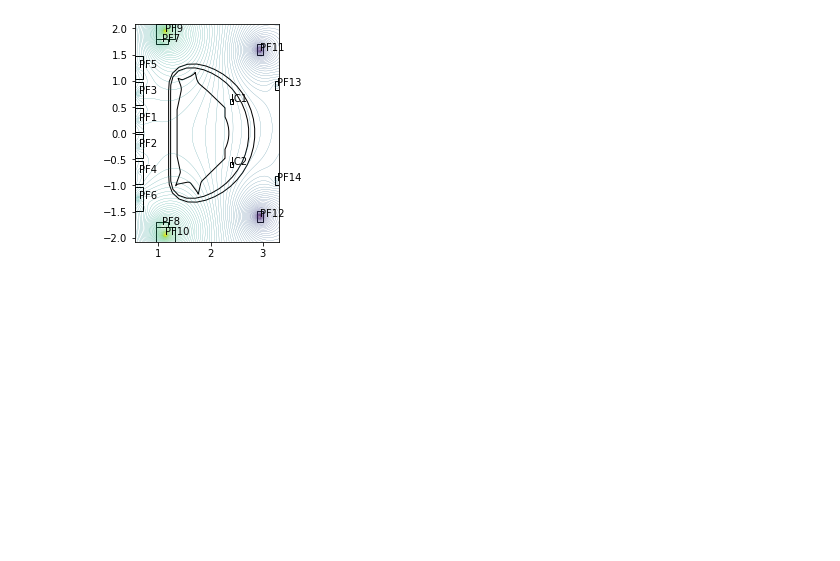
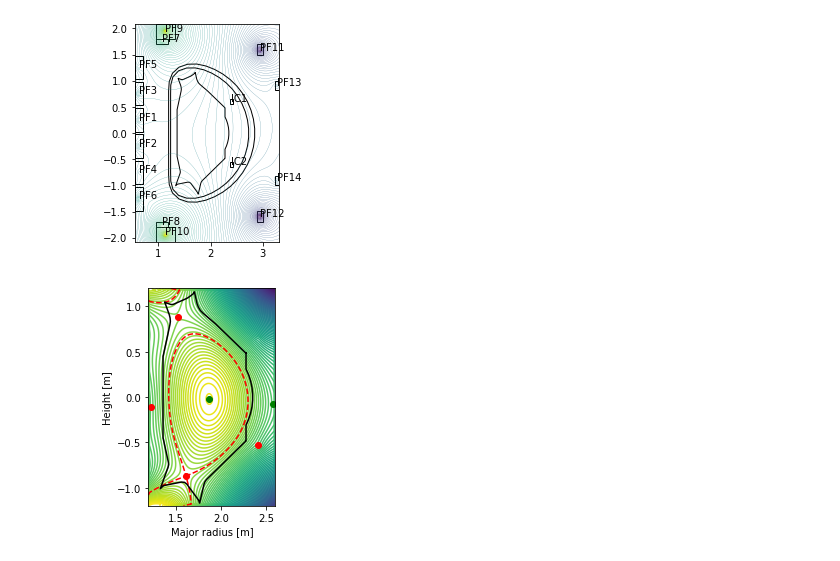
Before and after one commit to fusion-yun/fytok_old, a Jupyter notebook: examples/fy_magnetic.ipynb, the cells around one changed output. Cells and saved outputs as stored; diff of their text form; code cells hidden in the pictures; blank space fills up the shorter version.

```diff
--- a/examples/fy_magnetic.ipynb
+++ b/examples/fy_magnetic.ipynb
@@ -145,42 +127,48 @@ from  freegs.coil import Coil
 itime=40000
 coils = []
 for coil in entry.pf_active.coil:
-    rect = coil.element[0].geometry.rectangle.__real_value__()
-    Ip = coil.current.data.__value__()[itime]
-    turns=coil.element[0].turns_with_sign*1
-    coils.append((coil.name.__value__(), Coil(rect["r"], rect["z"],current= Ip*turns,turns=1,control=True)))
+    rect = coil.element[0].geometry.rectangle.__value__()
+
+    coils.append((coil.name.__value__(), Coil(
+    rect.r+rect.width/2, rect.z+rect.height/2,
+    current= coil.current.data.__value__()[itime] ,
+    turns=int(turns),control=True)))
 
 wall = Wall(entry.wall.description_2d[0].limiter.unit[0].outline.r.__value__(),
             entry.wall.description_2d[0].limiter.unit[0].outline.z.__value__())
 
 Rdim=entry.equilibrium.time_slice[10].profiles_2d.grid.dim1.__value__()
 Zdim=entry.equilibrium.time_slice[10].profiles_2d.grid.dim2.__value__()
 
+lfcs_r=entry.equilibrium.time_slice[10].boundary.outline.r.__value__()[:,0]
+lfcs_z=entry.equilibrium.time_slice[10].boundary.outline.z.__value__()[:,0]
 
 EASTTokamak = Machine(coils, wall)
 
 profiles = jtor.ConstrainPaxisIp(1e3,  # Plasma pressure on axis [Pascals]
                             1e6,  # Plasma current [Amps]
                             1.0)  # fvac = R*Bt
 
-psivals = [ (R, Z, 0.0) for R, Z in zip(wall.R,wall.Z)]
+psivals = [ (R, Z, 0.0) for R, Z in zip(lfcs_r,lfcs_z)]
 # psivals = [ (R, Z, 0.0) for R, Z in zip(entry.equilibrium.time_slice[10].boundary.outline.r.__value__(),
 #             entry.equilibrium.time_slice[10].boundary.outline.z.__value__()) ]
 
 constrain = freegs.control.constrain(psivals=psivals)
 
 rmin=min(Rdim)
 rmax=max(Rdim)
 zmin=min(Zdim)
 zmax=max(Zdim)
 
 eq = equilibrium.Equilibrium(tokamak=EASTTokamak,
                                 Rmin=rmin, Rmax=rmax,
                                 Zmin=zmin, Zmax=zmax,
                                 nx=129, ny=129,
                                 boundary=boundary.freeBoundaryHagenow)
 
-freegs.solve(eq, profiles,constrain, psi_bndry=0.0)
+freegs.solve(eq, profiles,constrain, psi_bndry=0.0,show=True)
+# %% [output]
+[figure, added]
 # %%
 fg=plt.figure()
 
```
Also changed, not shown: parts of 5 cells of this notebook, 2 other files.
